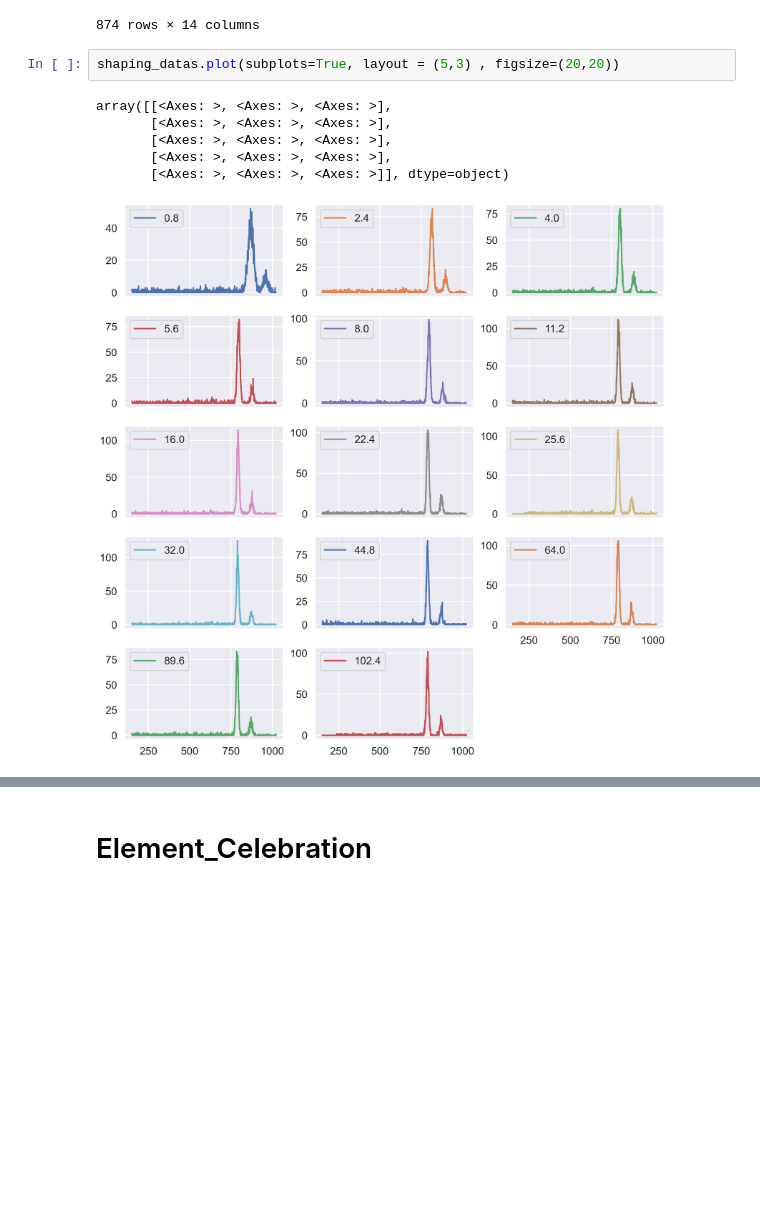
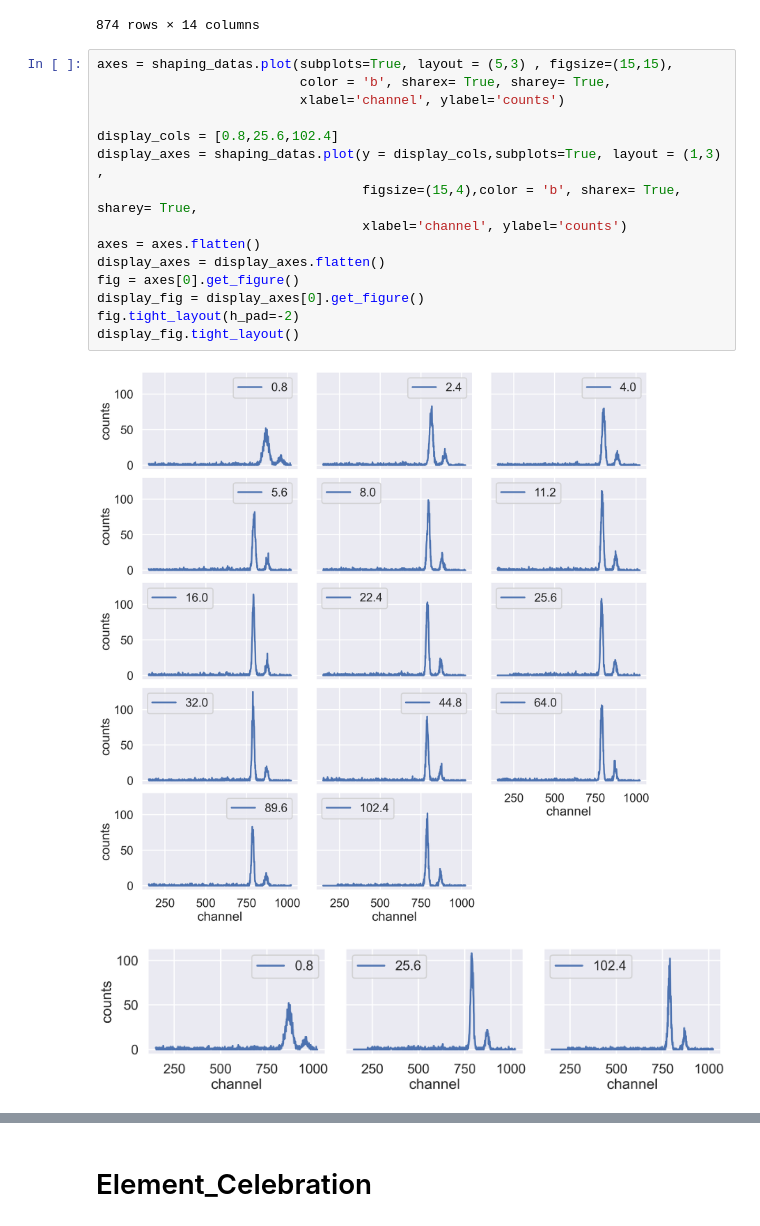
Before and after one commit to Xuanyiyiren/Fundamental-Laboratory-Experiment-in-Nuclear-Electronics-II, a Jupyter notebook: Experiment-6/dataana.ipynb, the cells around one changed output, grey strips where cells are left out. Saved outputs shown, nothing was run; the diff lists cells and outputs as text; blank space fills up the shorter version.

```diff
--- a/Experiment-6/dataana.ipynb
+++ b/Experiment-6/dataana.ipynb
@@ -65,12 +69,21 @@ shaping_datas
 | 1022 | 0 | 0 | 0 | 0 | 0 | 0 | 0 | 0 | 0 | 0 | 1 | ... |
 | 1023 | 0 | 0 | 0 | 0 | 0 | 0 | 0 | 0 | 0 | 0 | 0 | ... |
 874 rows × 14 columns
-# %%
-shaping_datas.plot(subplots=True, layout = (5,3) , figsize=(20,20))
-# %% [output]
-array([[<Axes: >, <Axes: >, <Axes: >],
-       [<Axes: >, <Axes: >, <Axes: >],
-       [<Axes: >, <Axes: >, <Axes: >],
-       [<Axes: >, <Axes: >, <Axes: >],
-       [<Axes: >, <Axes: >, <Axes: >]], dtype=object)
-[figure, removed]
+# %%
+axes = shaping_datas.plot(subplots=True, layout = (5,3) , figsize=(15,15),
+                          color = 'b', sharex= True, sharey= True,
+                          xlabel='channel', ylabel='counts')
+
+display_cols = [0.8,25.6,102.4]
+display_axes = shaping_datas.plot(y = display_cols,subplots=True, layout = (1,3) ,
+                                  figsize=(15,4),color = 'b', sharex= True, sharey= True,
+                                  xlabel='channel', ylabel='counts')
+axes = axes.flatten()
+display_axes = display_axes.flatten()
+fig = axes[0].get_figure()
+display_fig = display_axes[0].get_figure()
+fig.tight_layout(h_pad=-2)
+display_fig.tight_layout()
+# %% [output]
+[figure, added]
+[figure, added]
```
Also changed, not shown: parts of 21 cells of this notebook, 11 other files.
